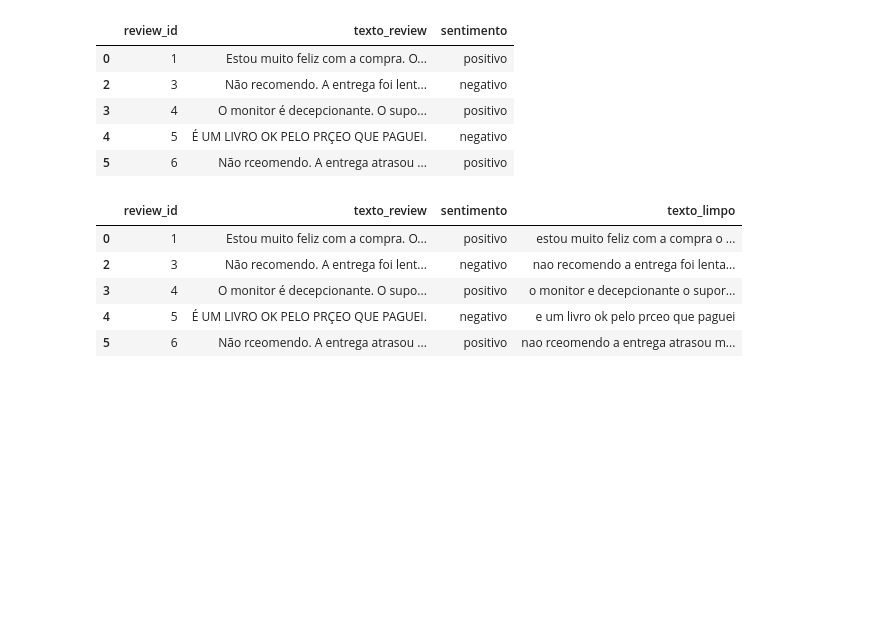
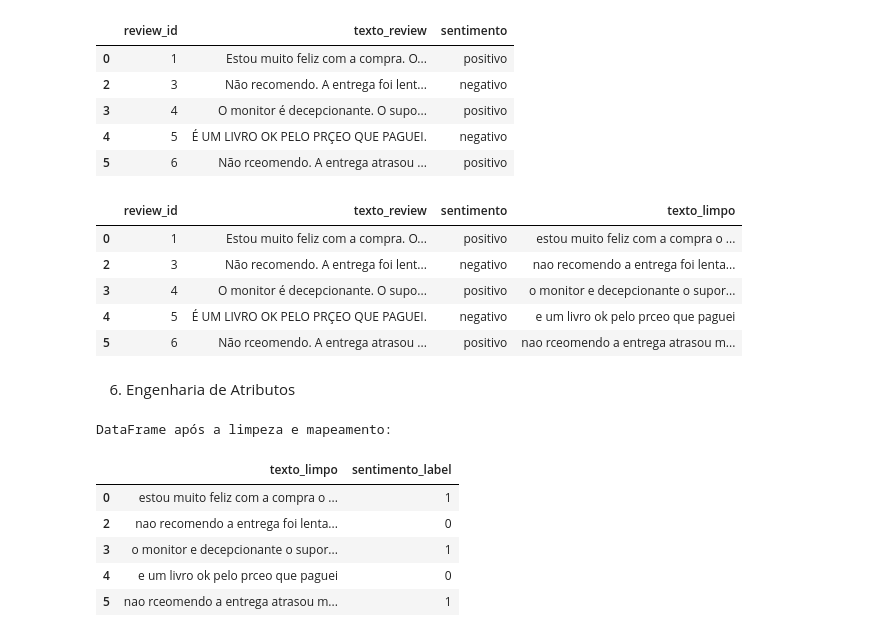
Before and after one commit to gabrielaalves-selbetti/analise_sentimentos_dsa, a Jupyter notebook: app.ipynb, the cells around one changed output. Cells and saved outputs as stored; diff of their text form; code cells hidden in the pictures; blank space fills up the shorter version.

Commit message:
feat: add feature engineering step to map sentiment labels

```diff
--- a/app.ipynb
+++ b/app.ipynb
@@ -126,3 +126,18 @@ df.head()
 | 3 | 4 | O monitor é decepcionante. O supo... | positivo | o monitor e decepcionante o supor... |
 | 4 | 5 | É UM LIVRO OK PELO PRÇEO QUE PAGUEI. | negativo | e um livro ok pelo prceo que paguei |
 | 5 | 6 | Não rceomendo. A entrega atrasou ... | positivo | nao rceomendo a entrega atrasou m... |
+# %% [markdown]
+6. Engenharia de Atributos
+# %%
+df['sentimento_label'] = df['sentimento'].map({'positivo': 1, 'negativo': 0})
+# %%
+print('DataFrame após a limpeza e mapeamento:\n')
+df[['texto_limpo', 'sentimento_label']].head()
+# %% [output]
+DataFrame após a limpeza e mapeamento:
+|  | texto_limpo | sentimento_label |
+| 0 | estou muito feliz com a compra o ... | 1 |
+| 2 | nao recomendo a entrega foi lenta... | 0 |
+| 3 | o monitor e decepcionante o supor... | 1 |
+| 4 | e um livro ok pelo prceo que paguei | 0 |
+| 5 | nao rceomendo a entrega atrasou m... | 1 |
```
